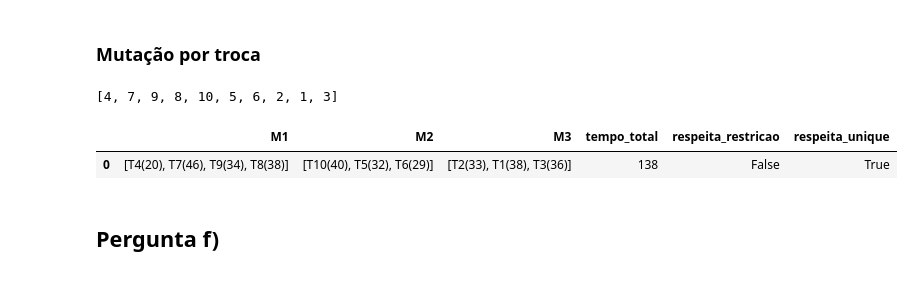
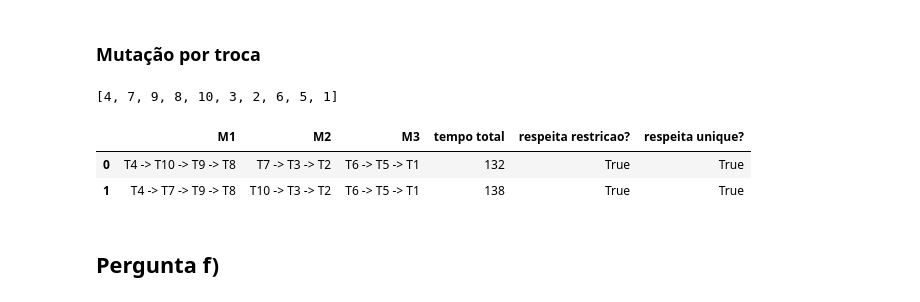
Before and after one commit to kardecallan566/Trab_grup_OH, a Jupyter notebook: notebooks/main.ipynb, the cells around one changed output. Saved outputs shown, nothing was run; the diff lists cells and outputs as text; code cells hidden in the pictures.

```diff
--- a/notebooks/main.ipynb
+++ b/notebooks/main.ipynb
@@ -337,7 +255,8 @@ def fromCromo(cromo: list[int]) -> Permutation:
 **Operador de crossover**
 # %%
 # ERO
-def crossover(pai: list[int], mae:list[int], log = False) -> list[int]:
+def crossover(pai: list[int], mae: list[int], log=False, seed=None) -> list[int]:
+  if seed is not None: set_seed(seed)
   # selecionar aleatoriamente uma ligacao entre 2 genes, entre os pais, e adicionar a um novo filho
   filho = []
   nao_escolhidos = set(pai)
@@ -345,10 +264,13 @@ def crossover(pai: list[int], mae:list[int], log = False) -> list[int]:
   # 1º escolher um ponto de partida aleatorio
   ponto_partida = current = random.choice([pai[0], mae[0]])
   # 2º fazer as matrizes de adjacencia (incluindo os ultimos)
-  pai_adj = {pai[i]: {pai[i-1], pai[(i+1)%len(pai)]} for i in range(len(pai))}
-  mae_adj = {mae[i]: {mae[i-1], mae[(i+1)%len(mae)]} for i in range(len(mae))}
+  pai_adj = {pai[i]: {pai[i - 1], pai[(i + 1) % len(pai)]} for i in range(len(pai))}
+  mae_adj = {mae[i]: {mae[i - 1], mae[(i + 1) % len(mae)]} for i in range(len(mae))}
   # 3º fazer uniao das matrizes de adjacencia
   adj = {i: pai_adj[i] | mae_adj[i] for i in pai_adj}
+  if log:
+    print("Adjacencias:")
+    pp(adj)
   # 4º fazer o filho
   while len(nao_escolhidos) > 1:
     if log: print("Não escolhidos:", nao_escolhidos)
@@ -368,9 +290,9 @@ def crossover(pai: list[int], mae:list[int], log = False) -> list[int]:
   # adicionar o filho que falta
   filho.append(nao_escolhidos.pop())
   return filho
-cruzamento = crossover# exemplo
 
-seed(1)
-filho = crossover(heuristica.as_cromo(), primeiro.as_cromo(), log=True)
-filho
+cruzamento = crossover
+# exemplo
+filho1 = cruzamento(heur_resultado, primeiro, log=True, seed=1)
+filho1
 # %% [output]
@@ -409,25 +328,28 @@ create_df(fromCromo(filho))
 # %% [markdown]
 ### Mutação por troca
 # %%
-def mutacao(crom, prob=.1):
-    crom = crom.copy()
-    # Verificar se a mutação será aplicada com base na probabilidade
-    if random.random() < prob:
-        # Selecionar aleatoriamente duas posições diferentes no cromossomo
-        ind1 = random.randint(0, len(crom)-1)
-        ind2 = random.randint(0, len(crom)-1)
+def mutacao(crom: cromossoma, prob=.1, seed=None):
+  if seed is not None: set_seed(seed)
+  crom = crom.copy()
+  # Verificar se a mutação será aplicada com base na probabilidade
+  if random.random() < prob:
+    # Selecionar aleatoriamente duas posições diferentes no cromossomo
+    ind1 = random.randint(0, len(crom) - 1)
+    ind2 = random.randint(0, len(crom) - 1)
 
-        # Realizar a troca entre as duas posições
-        crom[ind1], crom[ind2] = crom[ind2], crom[ind1]
-    return crom
+    # Realizar a troca entre as duas posições
+    crom[ind1], crom[ind2] = crom[ind2], crom[ind1]
+  return crom
+filho_mut = mutacao(filho1, prob=1, seed=1)
+filho_mut
+# %% [output]
+[4, 7, 9, 8, 10, 3, 2, 6, 5, 1]
 # %%
-seed(1)
-print(mut := mutacao(filho, prob = 1))
-create_df(fromCromo(mut))
+cromos_to_df(filho1, filho_mut)
 # %% [output]
-[4, 7, 9, 8, 10, 5, 6, 2, 1, 3]
-|  | M1 | M2 | M3 | tempo_total | respeita_restricao | respeita_unique |
-| 0 | [T4(20), T7(46), T9(34), T8(38)] | [T10(40), T5(32), T6(29)] | [T2(33), T1(38), T3(36)] | 138 | False | True |
+|  | M1 | M2 | M3 | tempo total | respeita restricao? | respeita unique? |
+| 0 | T4 -> T10 -> T9 -> T8 | T7 -> T3 -> T2 | T6 -> T5 -> T1 | 132 | True | True |
+| 1 | T4 -> T7 -> T9 -> T8 | T10 -> T3 -> T2 | T6 -> T5 -> T1 | 138 | True | True |
 # %% [markdown]
 ## Pergunta f)
 # %% [markdown]
```
Also changed, not shown: parts of 36 cells of this notebook, 3 other files.
